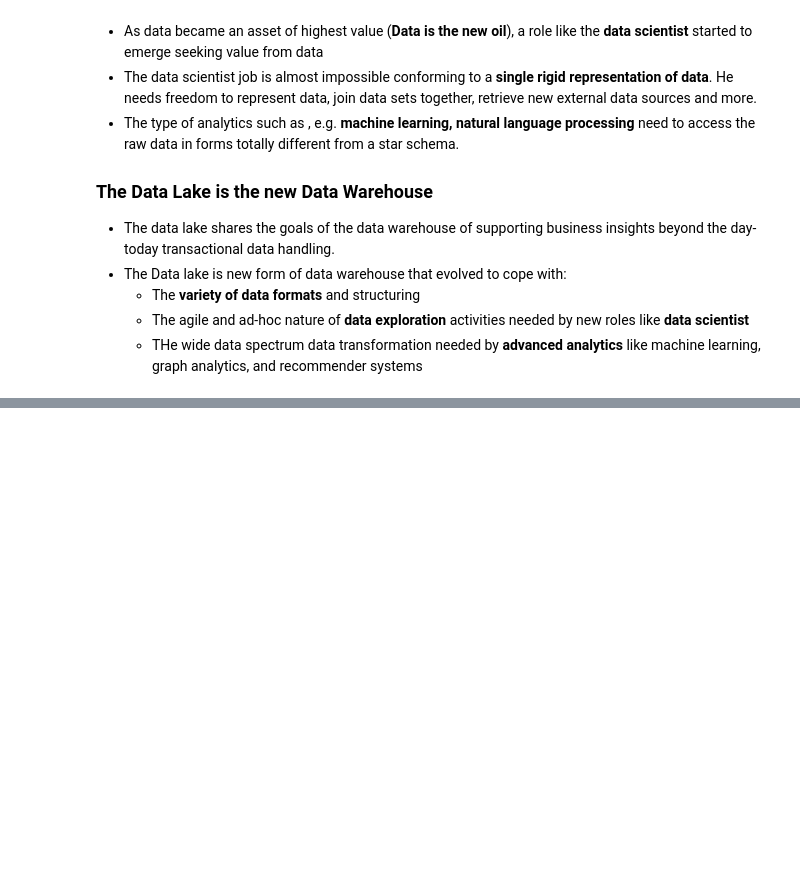
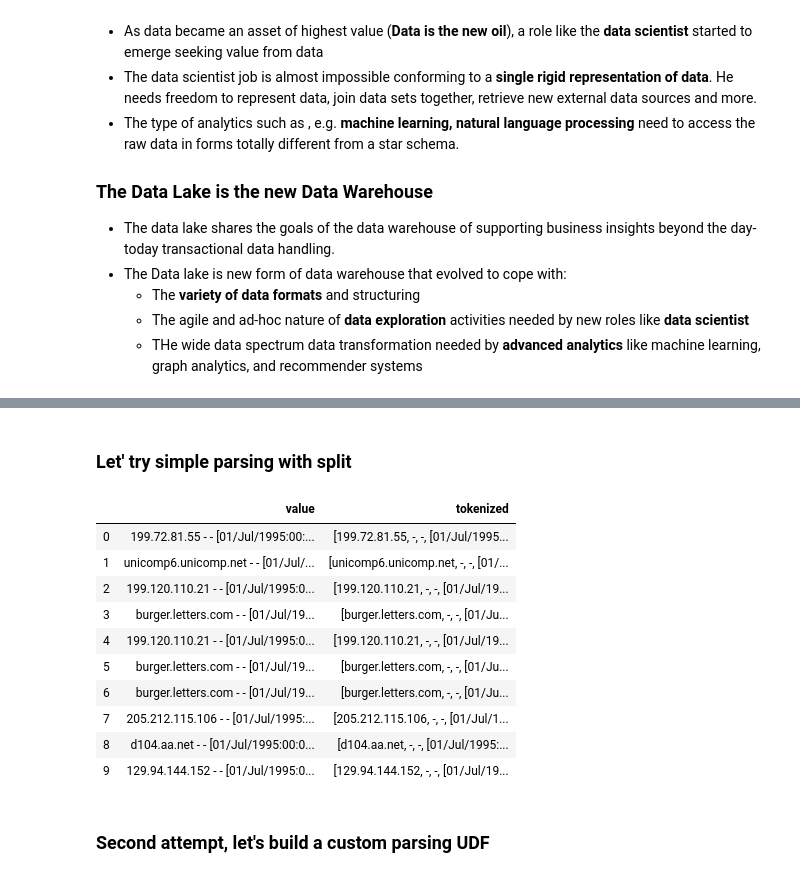
Before and after one commit to muhammadnaqeebasif/DataEngineeringNanoDegree, a Jupyter notebook: Modules/3. Data Lakes with Spark/Lesson 4 - Introduction to Data Lakes/Introduction to Data Lakes.ipynb, the cells around one changed output, grey strips where cells are left out. Saved outputs shown, nothing was run; the diff lists cells and outputs as text; code cells hidden in the pictures; blank space fills up the shorter version.

Commit message:
Introduction to Data Lake

```diff
--- a/Modules/3. Data Lakes with Spark/Lesson 4 - Introduction to Data Lakes/Introduction to Data Lakes.ipynb
+++ b/Modules/3. Data Lakes with Spark/Lesson 4 - Introduction to Data Lakes/Introduction to Data Lakes.ipynb
@@ -72,0 +123,2 @@ Q: Can we have unstructured data in the data warehouse?
+# %%
+spark = SparkSession.builder.getOrCreate()
@@ -72,0 +127,2 @@ Q: Can we have unstructured data in the data warehouse?
+# %%
+dfLog = spark.read.text('data/NASA_access_log_Jul95.gz')
@@ -72,0 +181,19 @@ Q: Can we have unstructured data in the data warehouse?
+# %% [markdown]
+### Let' try simple parsing with split
+# %%
+dfArrays = dfLog.withColumn("tokenized", fn.split("value"," "))
+dfArrays.limit(10).toPandas()
+# %% [output]
+|  | value | tokenized |
+| 0 | 199.72.81.55 - - [01/Jul/1995:00:... | [199.72.81.55, -, -, [01/Jul/1995... |
+| 1 | unicomp6.unicomp.net - - [01/Jul/... | [unicomp6.unicomp.net, -, -, [01/... |
+| 2 | 199.120.110.21 - - [01/Jul/1995:0... | [199.120.110.21, -, -, [01/Jul/19... |
+| 3 | burger.letters.com - - [01/Jul/19... | [burger.letters.com, -, -, [01/Ju... |
+| 4 | 199.120.110.21 - - [01/Jul/1995:0... | [199.120.110.21, -, -, [01/Jul/19... |
+| 5 | burger.letters.com - - [01/Jul/19... | [burger.letters.com, -, -, [01/Ju... |
+| 6 | burger.letters.com - - [01/Jul/19... | [burger.letters.com, -, -, [01/Ju... |
+| 7 | 205.212.115.106 - - [01/Jul/1995:... | [205.212.115.106, -, -, [01/Jul/1... |
+| 8 | d104.aa.net - - [01/Jul/1995:00:0... | [d104.aa.net, -, -, [01/Jul/1995:... |
+| 9 | 129.94.144.152 - - [01/Jul/1995:0... | [129.94.144.152, -, -, [01/Jul/19... |
+# %% [markdown]
+### Second attempt, let's build a custom parsing UDF
```
Also changed, not shown: parts of 66 cells of this notebook, 10 other files.
